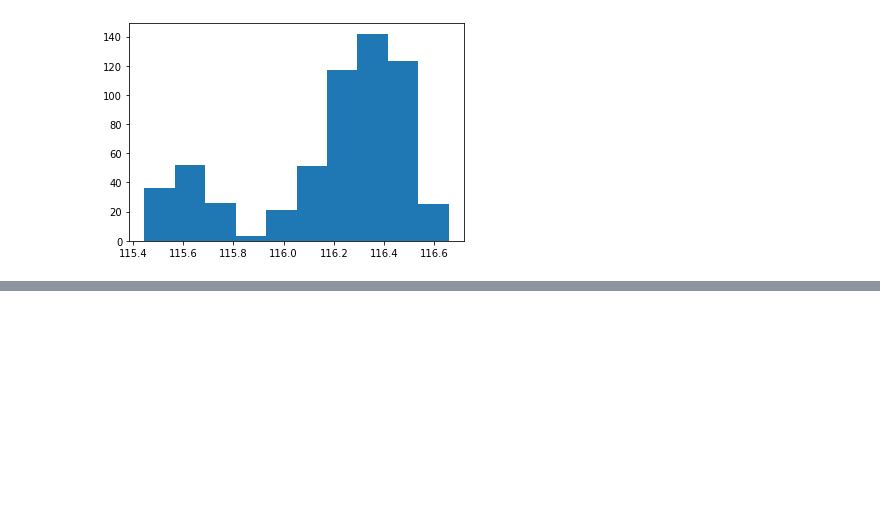
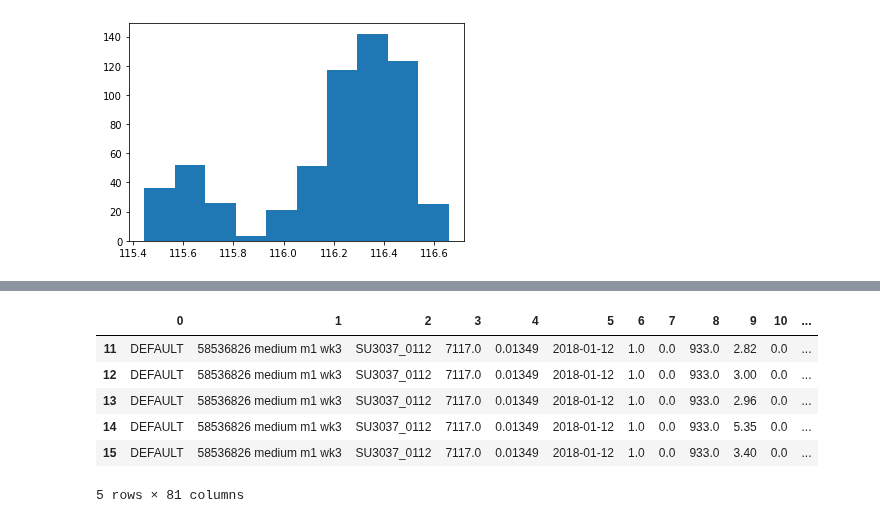
Before and after one commit to duybluemind1988/Data-science, a Jupyter notebook: Sonion/Compare_all_bigdata_method.ipynb, the cells around one changed output, grey strips where cells are left out. Drawn from its saved outputs; the diff is of its cells as text; code cells hidden in the pictures; blank space fills up the shorter version.

```diff
--- a/Sonion/Compare_all_bigdata_method.ipynb
+++ b/Sonion/Compare_all_bigdata_method.ipynb
@@ -1166,0 +1237,5 @@ plt.show()
+# %%
+%%time
+df_filter[5]=df_filter[5].astype('M8[us]')
+df_filter[5]=df_filter[5].dt.date
+df_filter[5]
@@ -1166,0 +1245,10 @@ plt.show()
+# %%
+df_filter.head().loc[:,:80]
+# %% [output]
+|  | 0 | 1 | 2 | 3 | 4 | 5 | 6 | 7 | 8 | 9 | 10 | ... |
+| 11 | DEFAULT | 58536826 medium m1 wk3 | SU3037_0112 | 7117.0 | 0.01349 | 2018-01-12 | 1.0 | 0.0 | 933.0 | 2.82 | 0.0 | ... |
+| 12 | DEFAULT | 58536826 medium m1 wk3 | SU3037_0112 | 7117.0 | 0.01349 | 2018-01-12 | 1.0 | 0.0 | 933.0 | 3.00 | 0.0 | ... |
+| 13 | DEFAULT | 58536826 medium m1 wk3 | SU3037_0112 | 7117.0 | 0.01349 | 2018-01-12 | 1.0 | 0.0 | 933.0 | 2.96 | 0.0 | ... |
+| 14 | DEFAULT | 58536826 medium m1 wk3 | SU3037_0112 | 7117.0 | 0.01349 | 2018-01-12 | 1.0 | 0.0 | 933.0 | 5.35 | 0.0 | ... |
+| 15 | DEFAULT | 58536826 medium m1 wk3 | SU3037_0112 | 7117.0 | 0.01349 | 2018-01-12 | 1.0 | 0.0 | 933.0 | 3.40 | 0.0 | ... |
+5 rows × 81 columns
```
Also changed, not shown: parts of 11 cells of this notebook.
